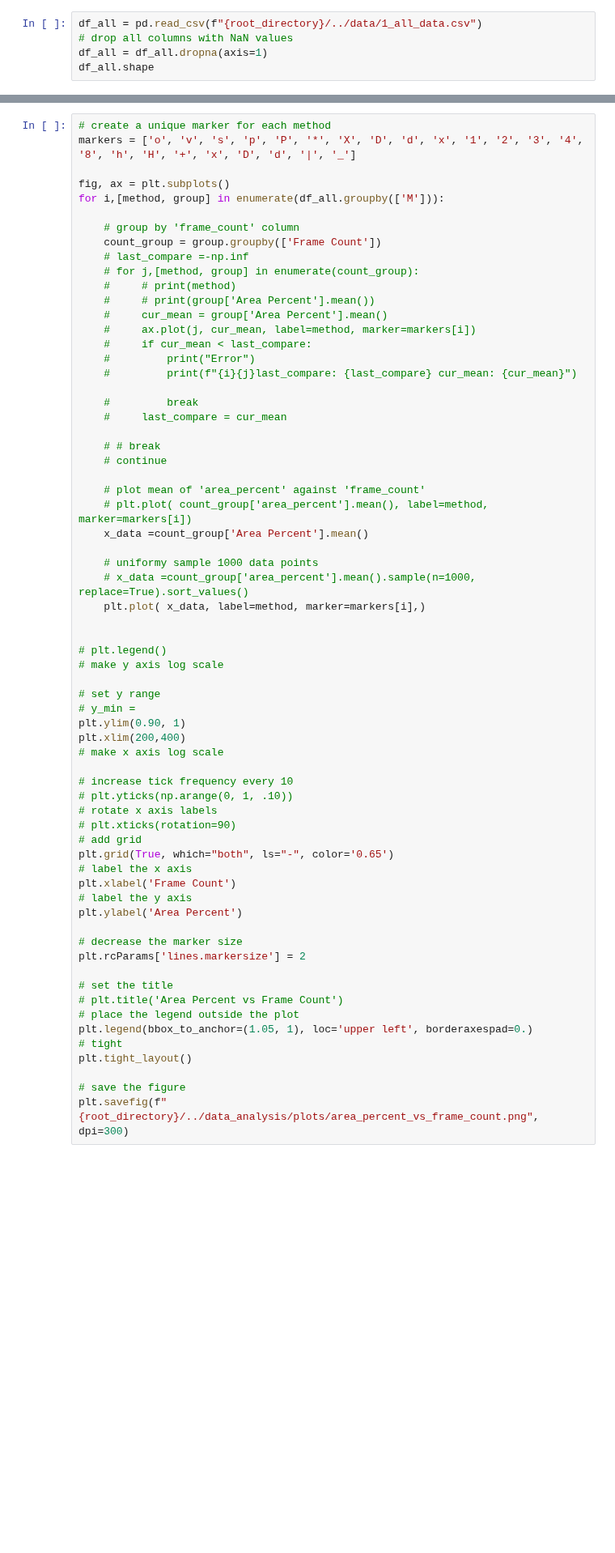
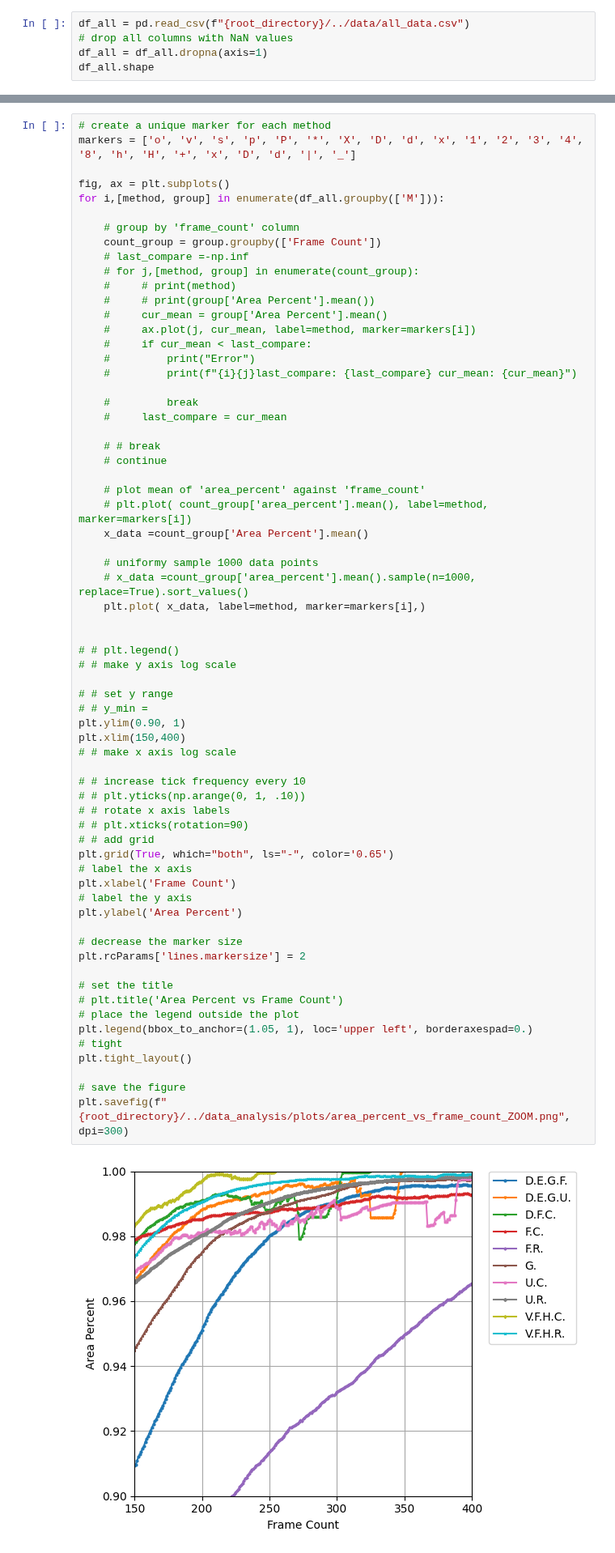
Before and after one commit to DIRECTLab/Multi_Agents_Area_Exploration, a Jupyter notebook: analysing_data/chris_plots/read_data.ipynb, the cells around one changed output, grey strips where cells are left out. Shown at 81% size. Drawn from its saved outputs; the diff is of its cells as text; blank space fills up the shorter version.

```diff
--- a/analysing_data/chris_plots/read_data.ipynb
+++ b/analysing_data/chris_plots/read_data.ipynb
@@ -9,7 +9,7 @@ import seaborn as sns
 cwd = os.getcwd()
 root_directory = os.path.dirname(os.getcwd())
 # %%
-df_all = pd.read_csv(f"{root_directory}/../data/1_all_data.csv")
+df_all = pd.read_csv(f"{root_directory}/../data/all_data.csv")
 # drop all columns with NaN values
 df_all = df_all.dropna(axis=1)
 df_all.shape
@@ -81,45 +167,47 @@ for i,[method, group] in enumerate(df_all.groupby(['M'])):
 
     # plot mean of 'area_percent' against 'frame_count'
     # plt.plot( count_group['area_percent'].mean(), label=method, marker=markers[i])
     x_data =count_group['Area Percent'].mean()
 
     # uniformy sample 1000 data points
     # x_data =count_group['area_percent'].mean().sample(n=1000, replace=True).sort_values()
     plt.plot( x_data, label=method, marker=markers[i],)
 
 
-# plt.legend()
-# make y axis log scale
+# # plt.legend()
+# # make y axis log scale
 
-# set y range
-# y_min =
+# # set y range
+# # y_min =
 plt.ylim(0.90, 1)
-plt.xlim(200,400)
-# make x axis log scale
+plt.xlim(150,400)
+# # make x axis log scale
 
-# increase tick frequency every 10
-# plt.yticks(np.arange(0, 1, .10))
-# rotate x axis labels
-# plt.xticks(rotation=90)
-# add grid
+# # increase tick frequency every 10
+# # plt.yticks(np.arange(0, 1, .10))
+# # rotate x axis labels
+# # plt.xticks(rotation=90)
+# # add grid
 plt.grid(True, which="both", ls="-", color='0.65')
 # label the x axis
 plt.xlabel('Frame Count')
 # label the y axis
 plt.ylabel('Area Percent')
 
 # decrease the marker size
 plt.rcParams['lines.markersize'] = 2
 
 # set the title
 # plt.title('Area Percent vs Frame Count')
 # place the legend outside the plot
 plt.legend(bbox_to_anchor=(1.05, 1), loc='upper left', borderaxespad=0.)
 # tight
 plt.tight_layout()
 
 # save the figure
-plt.savefig(f"{root_directory}/../data_analysis/plots/area_percent_vs_frame_count.png", dpi=300)
+plt.savefig(f"{root_directory}/../data_analysis/plots/area_percent_vs_frame_count_ZOOM.png", dpi=300)
+# %% [output]
+[figure, added]
 # %%
 final_average = df_all.drop_duplicates(subset=['Method'], keep='last')
 
```
Also changed, not shown: parts of 16 cells of this notebook, 3 other files.
